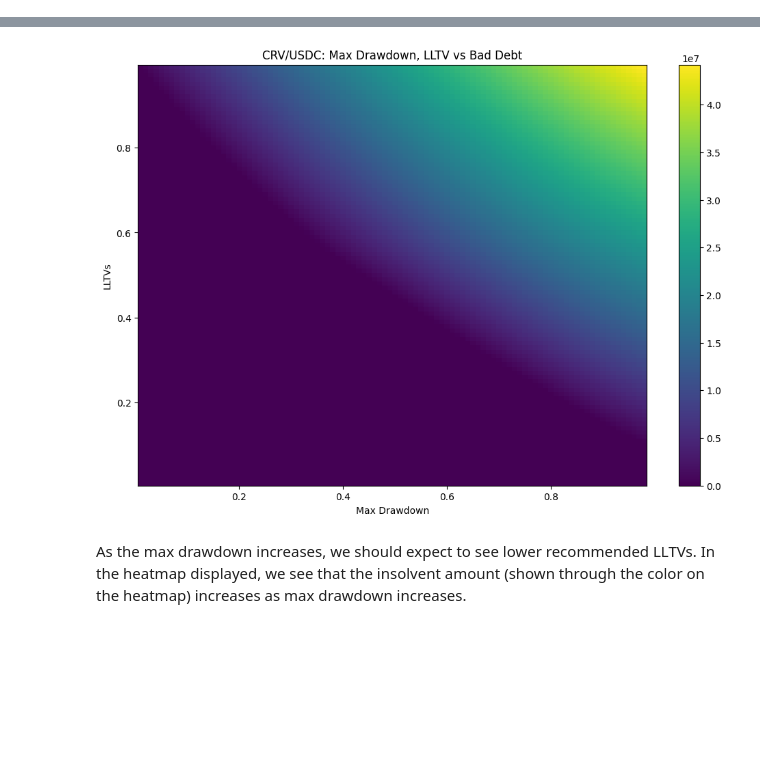
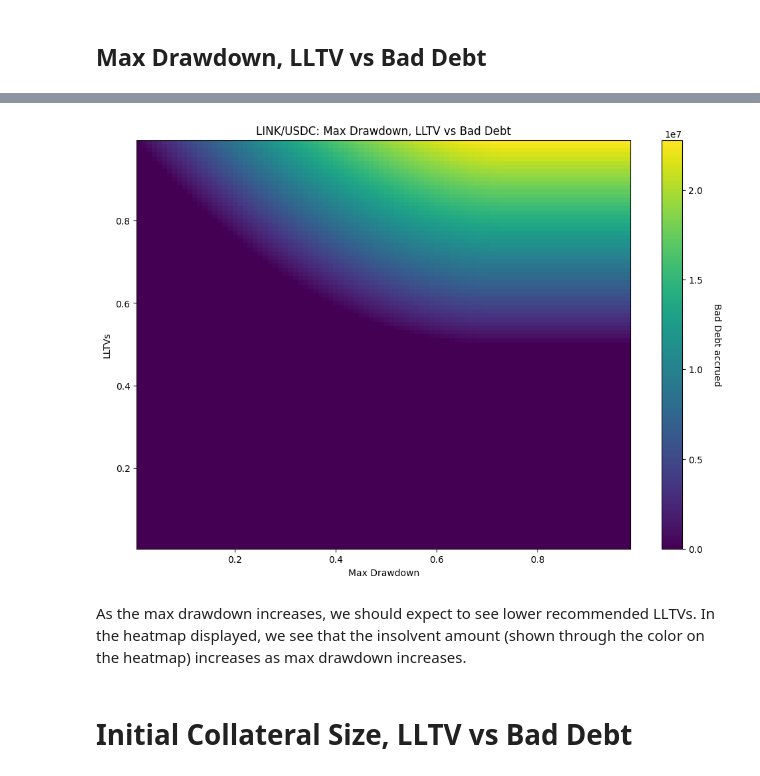
Before and after one commit to morpho-org/morpho-blue-lltv-recommendation, a Jupyter notebook: demo.ipynb, the cells around one changed output, grey strips where cells are left out. Cells and saved outputs as stored; diff of their text form; code cells hidden in the pictures; blank space fills up the shorter version.

```diff
--- a/demo.ipynb
+++ b/demo.ipynb
@@ -25,8 +25,10 @@ from gauntlet.coingecko import token_from_symbol_or_address
 from gauntlet.tokens import Tokens, Token
 from gauntlet.sim import compute_liquidation_incentive
 from gauntlet.coingecko import current_price
+# %% [markdown]
+## Max Drawdown, LLTV vs Bad Debt
 # %%
-def drawdown_vs_lltv(collat: TokenInfo, debt: TokenInfo):
+def drawdown_vs_lltv(collat: Token, debt: Token):
     '''
     Compute a heatmap of max drawdown and recommended LLTV against bad debt accrued
     '''
@@ -35,8 +37,6 @@ def drawdown_vs_lltv(collat: TokenInfo, debt: TokenInfo):
     m = 0.15
     beta = 0.3
     pct_decrease = 0.005
-    collat = Tokens.CRV
-    debt = Tokens.USDC
     tokens = [collat, debt]
     result_array = np.zeros((len(lltvs), len(max_drawdowns)))
 
@@ -47,7 +47,7 @@ def drawdown_vs_lltv(collat: TokenInfo, debt: TokenInfo):
     )
     repay_amnts = {t: price_impacts[t.symbol]["0.005"] * prices[t] for t in tokens}
     initial_collateral_usd = get_init_collateral_usd(collat, Tokens.USDC, price_impacts)
-    print(f"Collat {collat} | Borrow {debt} | Initial collateral: {initial_collateral_usd / 1e6:.2f}mil | Repay: {repay_amnts[collat]/1e6:.4f}mil")
+    print(f"Collateral {collat.symbol.upper()} | Borrow {debt.symbol.upper()} | Initial collateral: {initial_collateral_usd / 1e6:.2f}mil | Repay: {repay_amnts[collat]/1e6:.4f}mil")
 
     for i, ltv in enumerate(lltvs):
         for j, dd in enumerate(max_drawdowns):
@@ -66,12 +66,13 @@ def drawdown_vs_lltv(collat: TokenInfo, debt: TokenInfo):
 
     plt.figure(figsize=(12, 8))
     c = plt.pcolormesh(max_drawdowns, lltvs, result_array, cmap='viridis', shading='auto')
-    plt.colorbar(c)
+    colorbar = plt.colorbar(c)
+    colorbar.set_label('Bad Debt accrued', rotation=270, labelpad=20)
 
     plt.xlabel('Max Drawdown')
     plt.ylabel('LLTVs')
-    plt.title('CRV/USDC: Max Drawdown, LLTV vs Bad Debt')
+    plt.title(f'{collat.symbol.upper()}/{debt.symbol.upper()}: Max Drawdown, LLTV vs Bad Debt')
     plt.show()
 
-drawdown_vs_lltv(Tokens.CRV, Tokens.USDC)
+drawdown_vs_lltv(Tokens.LINK, Tokens.USDC)
 # %% [output]
@@ -79,6 +80,8 @@ Collat Token(symbol='crv', address='0xd533a949740bb3306d119cc777fa900ba034cd52',
-[figure, old version]
+[figure, new version]
 # %% [markdown]
 As the max drawdown increases, we should expect to see lower recommended LLTVs. In the heatmap displayed, we see that the insolvent amount (shown through the color on the heatmap) increases as max drawdown increases.
+# %% [markdown]
+# Initial Collateral Size, LLTV vs Bad Debt
 # %%
 def collateral_size_vs_lltv(collat: TokenInfo, debt: TokenInfo):
     '''
```
Also changed, not shown: parts of 11 cells of this notebook.
